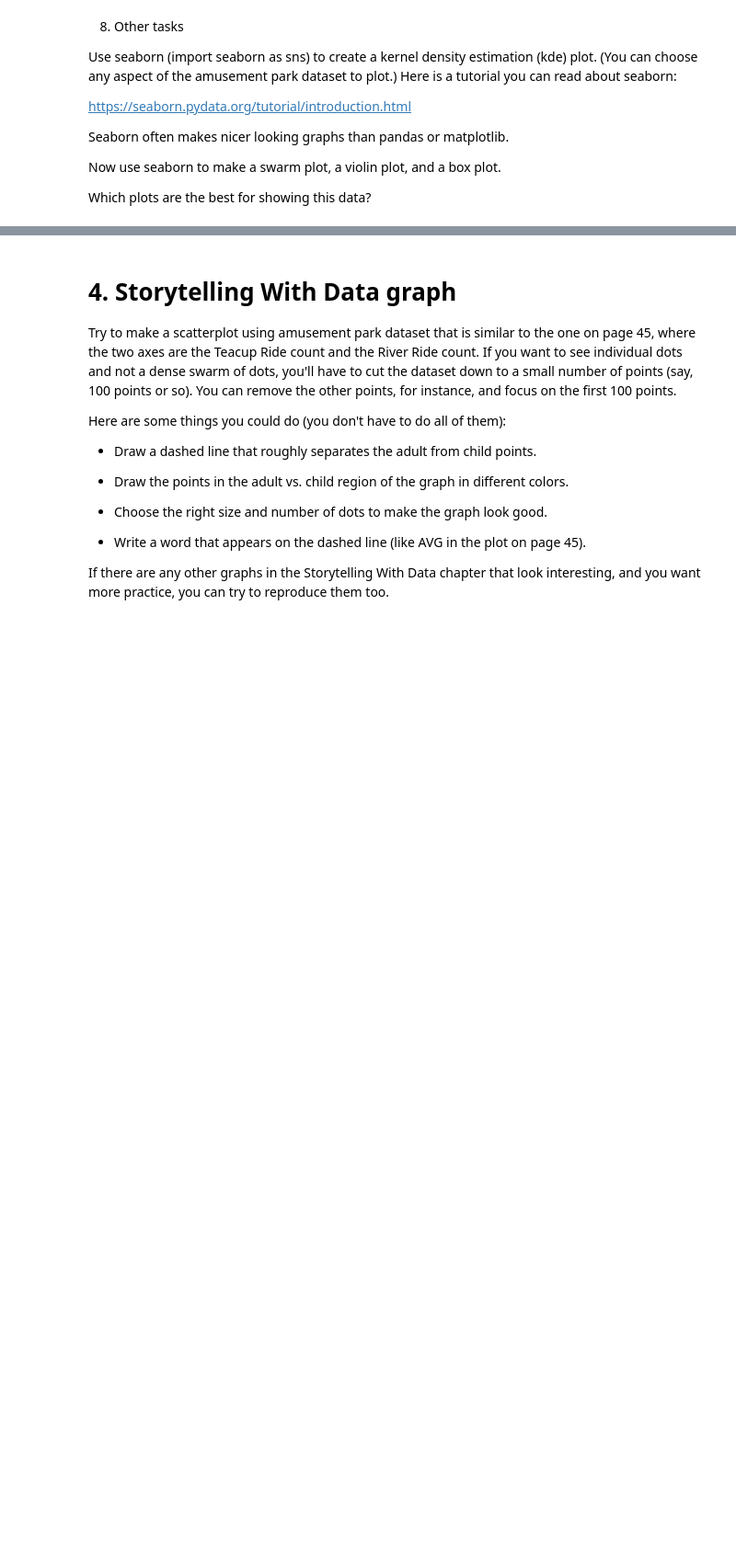
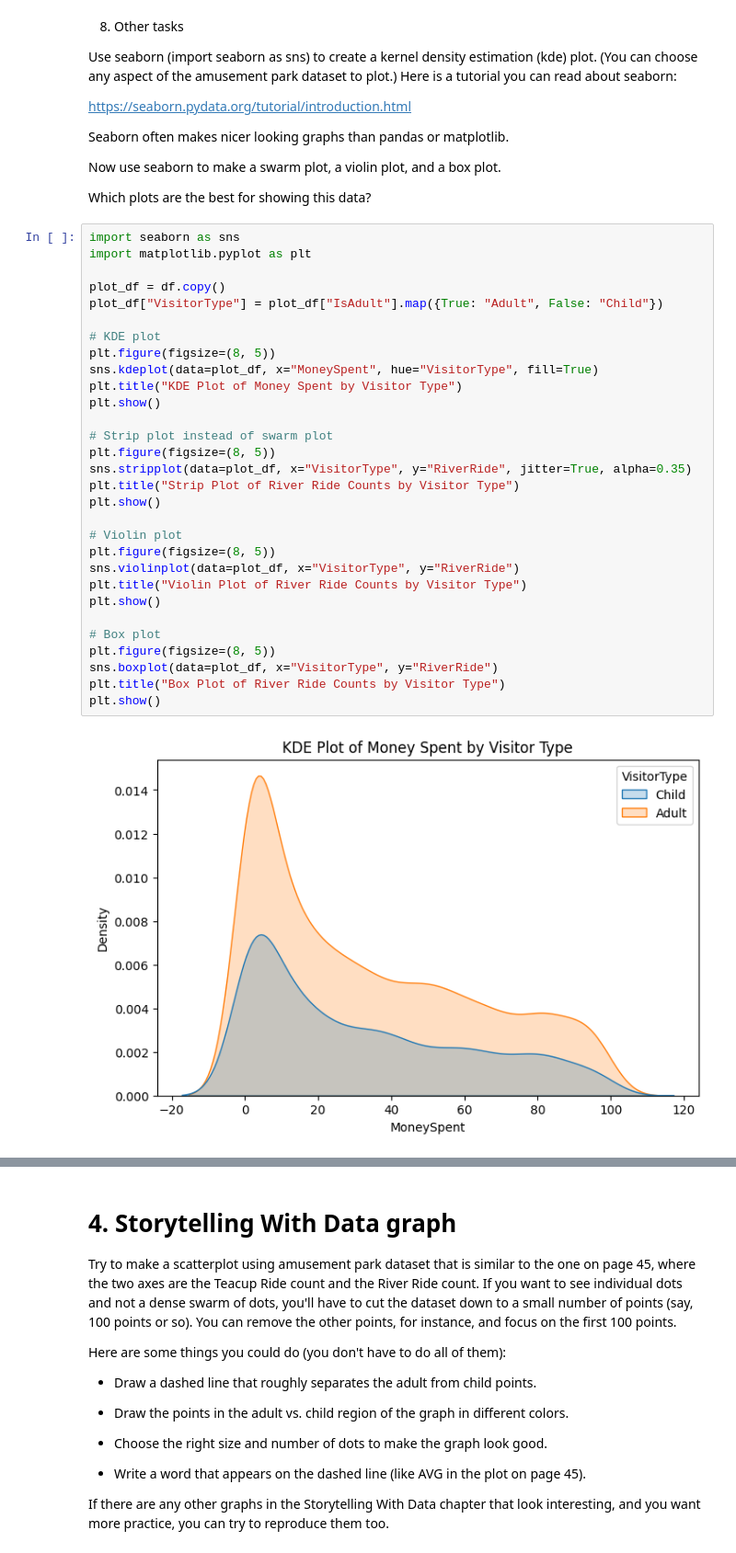
Before and after one commit to Ian123Ian595/Module-B-semester-2, a Jupyter notebook: Week3.ipynb, the cells around one changed output, grey strips where cells are left out. Shown at 92% size. Drawn from its saved outputs; the diff is of its cells as text; blank space fills up the shorter version.

```diff
--- a/Week3.ipynb
+++ b/Week3.ipynb
@@ -183,3 +347,35 @@ Seaborn often makes nicer looking graphs than pandas or matplotlib.
 Now use seaborn to make a swarm plot, a violin plot, and a box plot.
 
 Which plots are the best for showing this data?
+# %%
+import seaborn as sns
+import matplotlib.pyplot as plt
+
+plot_df = df.copy()
+plot_df["VisitorType"] = plot_df["IsAdult"].map({True: "Adult", False: "Child"})
+
+# KDE plot
+plt.figure(figsize=(8, 5))
+sns.kdeplot(data=plot_df, x="MoneySpent", hue="VisitorType", fill=True)
+plt.title("KDE Plot of Money Spent by Visitor Type")
+plt.show()
+
+# Strip plot instead of swarm plot
+plt.figure(figsize=(8, 5))
+sns.stripplot(data=plot_df, x="VisitorType", y="RiverRide", jitter=True, alpha=0.35)
+plt.title("Strip Plot of River Ride Counts by Visitor Type")
+plt.show()
+
+# Violin plot
+plt.figure(figsize=(8, 5))
+sns.violinplot(data=plot_df, x="VisitorType", y="RiverRide")
+plt.title("Violin Plot of River Ride Counts by Visitor Type")
+plt.show()
+
+# Box plot
+plt.figure(figsize=(8, 5))
+sns.boxplot(data=plot_df, x="VisitorType", y="RiverRide")
+plt.title("Box Plot of River Ride Counts by Visitor Type")
+plt.show()
+# %% [output]
+[figure, added]
```
Also changed, not shown: parts of 22 cells of this notebook, 1 other file.
